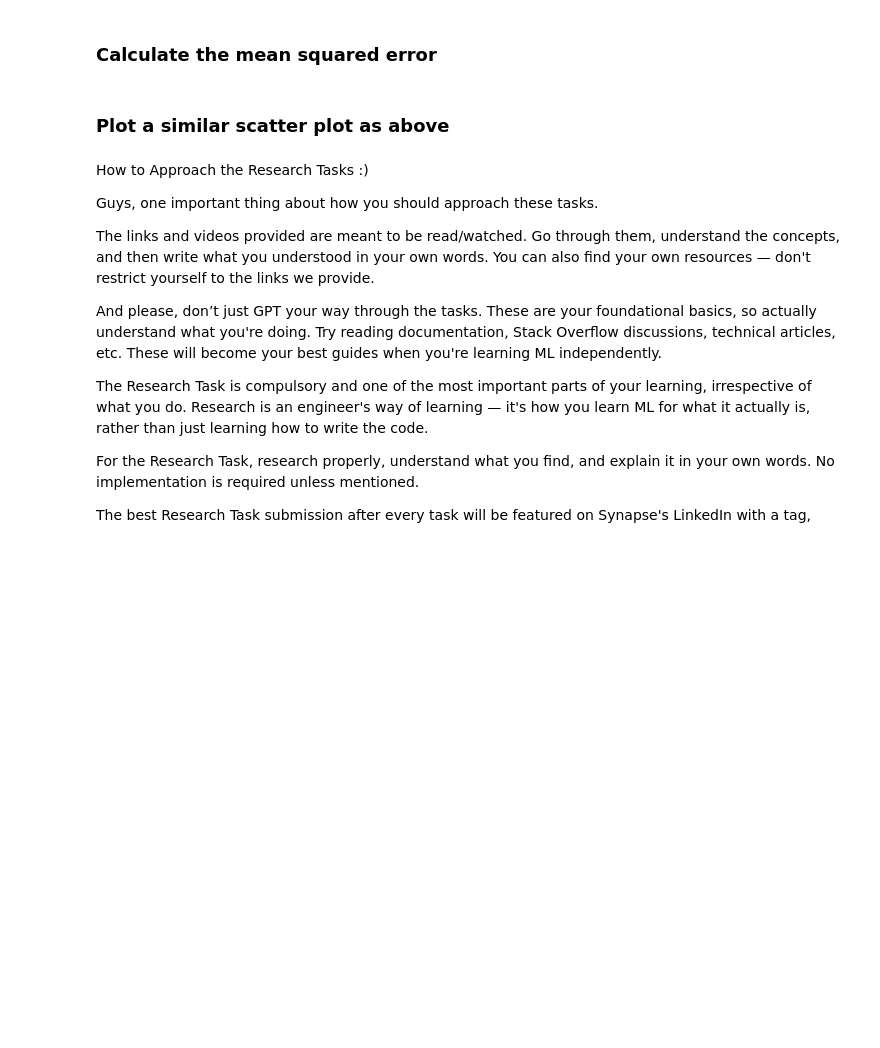
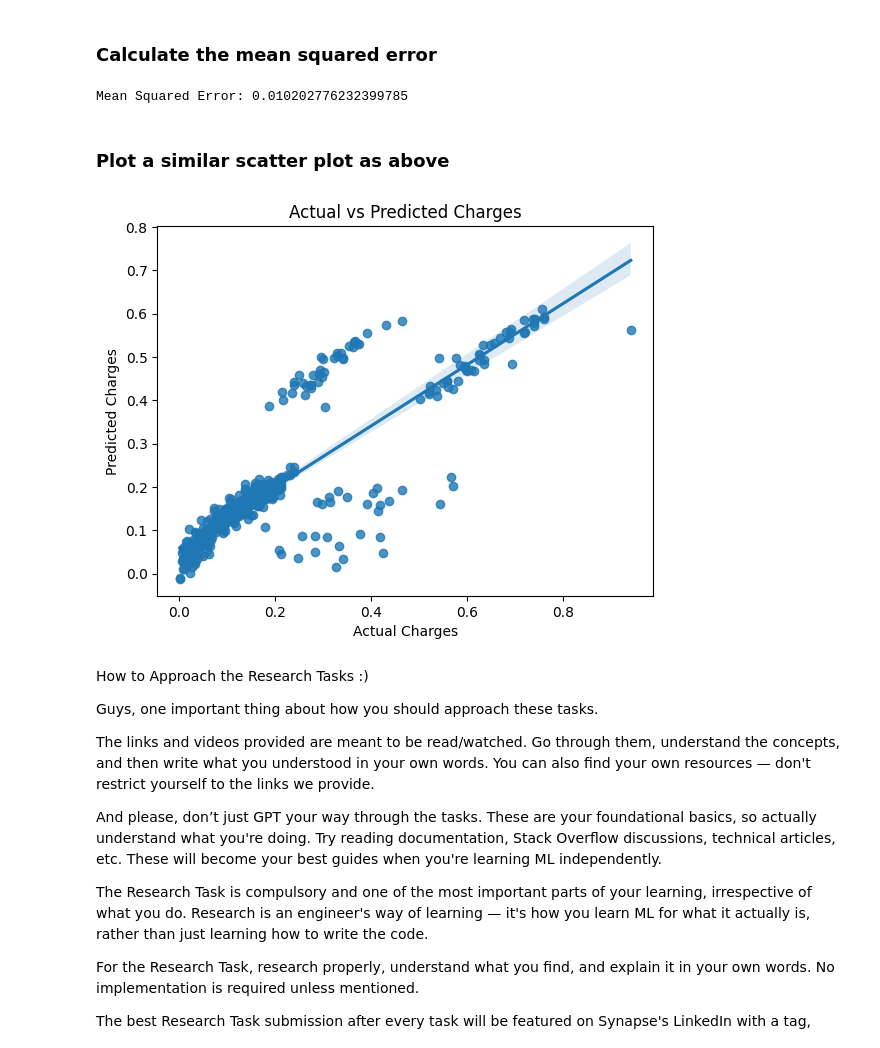
Before and after one commit to siddhigogri/SiddhiGogri_LP_Synapse26, a Jupyter notebook: Synapse Task1A.ipynb, the cells around one changed output. Drawn from its saved outputs; the diff is of its cells as text; code cells hidden in the pictures; blank space fills up the shorter version.

```diff
--- a/Synapse Task1A.ipynb
+++ b/Synapse Task1A.ipynb
@@ -360,15 +360,15 @@ class LinearRegression() :
     # Helper function to update weights in gradient descent
     def update_weights(self) :
 
-        Y_pred = # complete this line
+        Y_pred = self.X.dot(self.W) + self.b# complete this line
 
         # calculate gradients
-        dW =  # dL/dW -> L = MSE = (y -ypred)^2/m
-        db =
+        dW = -(2 / self.m) * self.X.T.dot(self.Y - Y_pred) # dL/dW -> L = MSE = (y -ypred)^2/m
+        db = -(2 / self.m) * np.sum(self.Y - Y_pred)
 
         # write the code to update the weights
-        self.W =
-        self.b =
+        self.W = self.W - self.learning_rate * dW
+        self.b = self.b - self.learning_rate * db
 
         return self
 
@@ -390,9 +390,27 @@ model.fit(X_train, y_train)
 # %% [markdown]
 ### Now predict the output for the test data
+# %%
+y_predicted = model.predict(X_test)
 # %% [markdown]
 ### Calculate the mean squared error
+# %%
+from sklearn.metrics import mean_squared_error
+mse = mean_squared_error(y_test, y_predicted)
+print("Mean Squared Error:", mse)
+# %% [output]
+Mean Squared Error: 0.010202776232399785
 # %% [markdown]
 ### Plot a similar scatter plot as above
+# %%
+sb.regplot(x=y_test, y=y_predicted)
+
+plt.xlabel("Actual Charges")
+plt.ylabel("Predicted Charges")
+plt.title("Actual vs Predicted Charges")
+
+plt.show()
+# %% [output]
+[figure, added]
 # %% [markdown]
 How to Approach the Research Tasks :)
 
```
Also changed, not shown: parts of 6 cells of this notebook.
